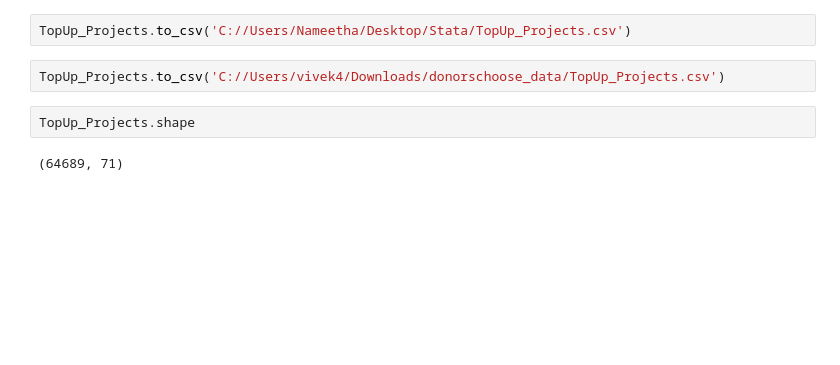
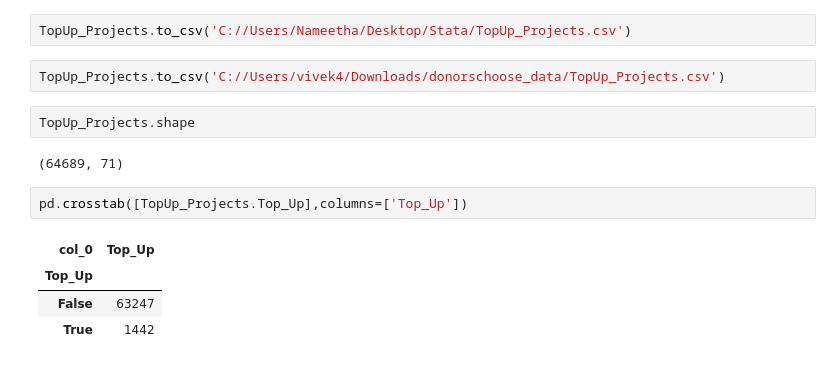
Before and after one commit to Nameetharamachandra/Donors_Project, a Jupyter notebook: data_transformation/Matching_Giftcard_data_with_donation_data.ipynb, the cells around one changed output. Cells and saved outputs as stored; diff of their text form; blank space fills up the shorter version.

```diff
--- a/data_transformation/Matching_Giftcard_data_with_donation_data.ipynb
+++ b/data_transformation/Matching_Giftcard_data_with_donation_data.ipynb
@@ -611,3 +611,10 @@ TopUp_Projects.to_csv('C://Users/vivek4/Downloads/donorschoose_data/TopUp_Projec
 TopUp_Projects.shape
 # %% [output]
 (64689, 71)
+# %%
+pd.crosstab([TopUp_Projects.Top_Up],columns=['Top_Up'])
+# %% [output]
+| col_0 | Top_Up |
+| Top_Up |  |
+| False | 63247 |
+| True | 1442 |
```
Also changed, not shown: parts of 1 cell of this notebook.
